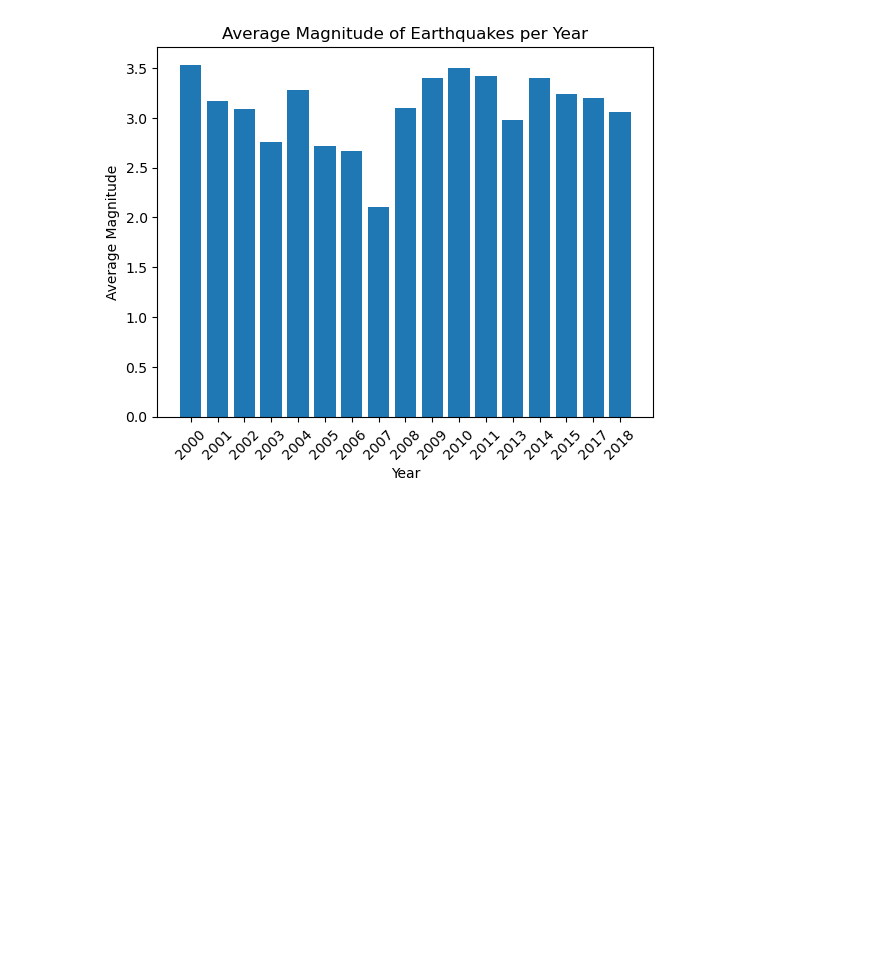
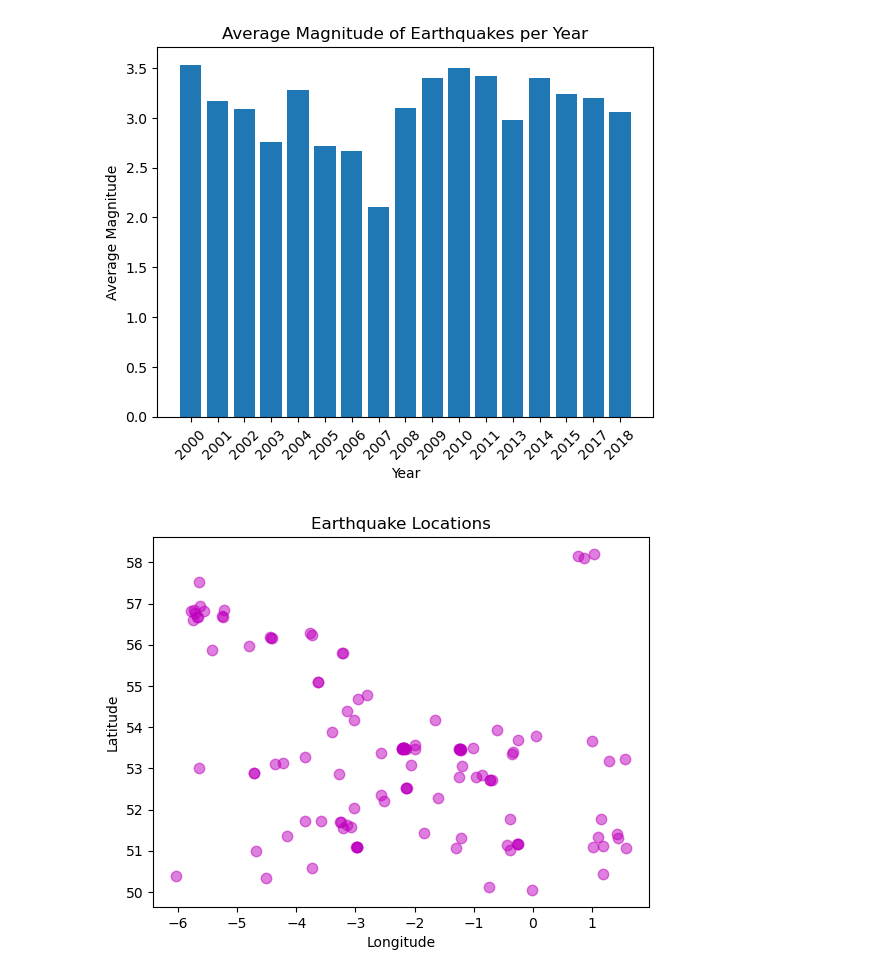
Before and after one commit to ellaturtle/earthquakes, a Jupyter notebook: plots.ipynb, the cells around one changed output. Saved outputs shown, nothing was run; the diff lists cells and outputs as text; code cells hidden in the pictures; blank space fills up the shorter version.

```diff
--- a/plots.ipynb
+++ b/plots.ipynb
@@ -45,3 +44,19 @@ plt.xticks(rotation=45)
 plt.show()
 # %% [output]
 [figure]
+# %%
+location = []
+for earthquake in data["features"]:
+    location.append(get_location(earthquake))
+    index = location.index(get_location(earthquake))
+# %%
+fig, ax = plt.subplots()
+for lat, lon in location:
+    plt.plot(lon, lat, 'mo', markersize=get_magnitude(earthquake)*3, alpha=0.5)
+    ax.set_xlabel('Longitude')
+    ax.set_ylabel('Latitude')
+    ax.set_title('Earthquake Locations')
+
+plt.show()
+# %% [output]
+[figure, added]
```
Also changed, not shown: parts of 1 cell of this notebook.
